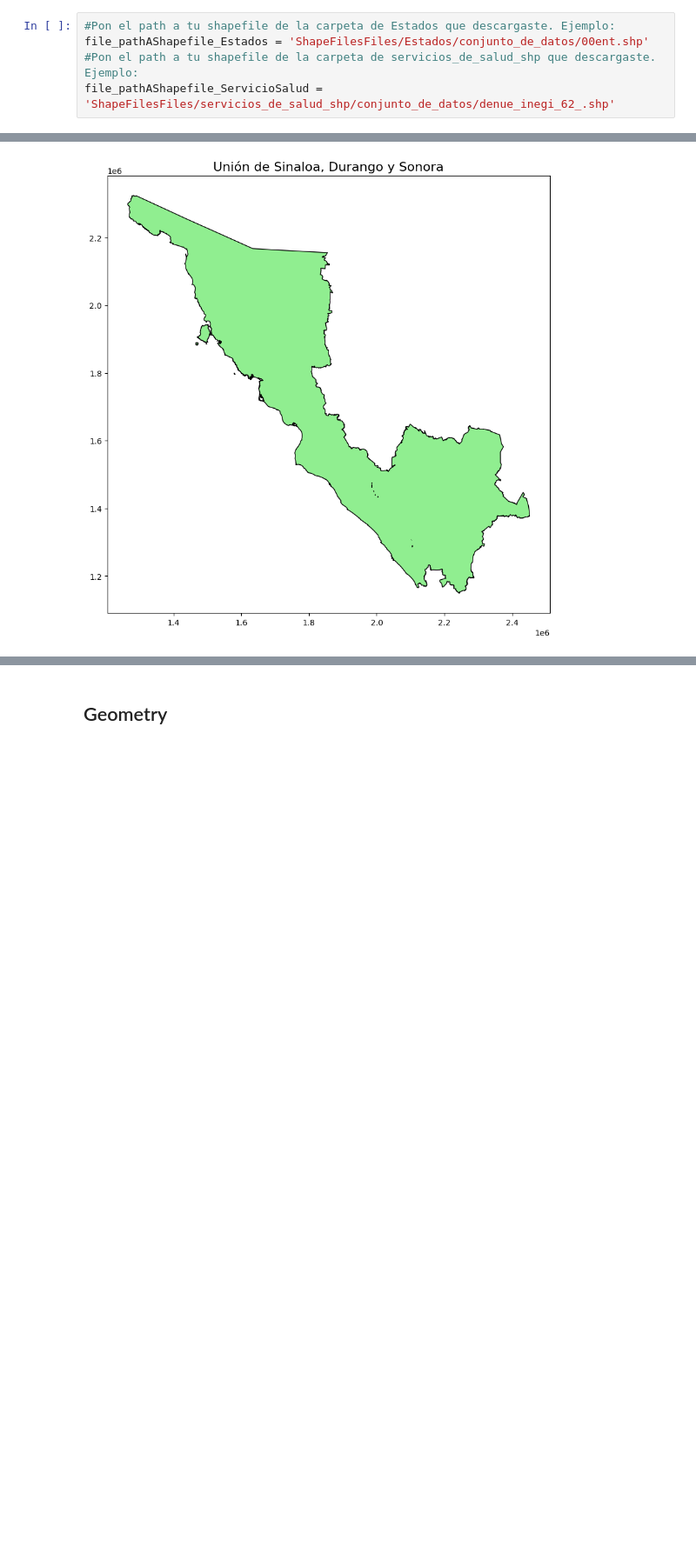
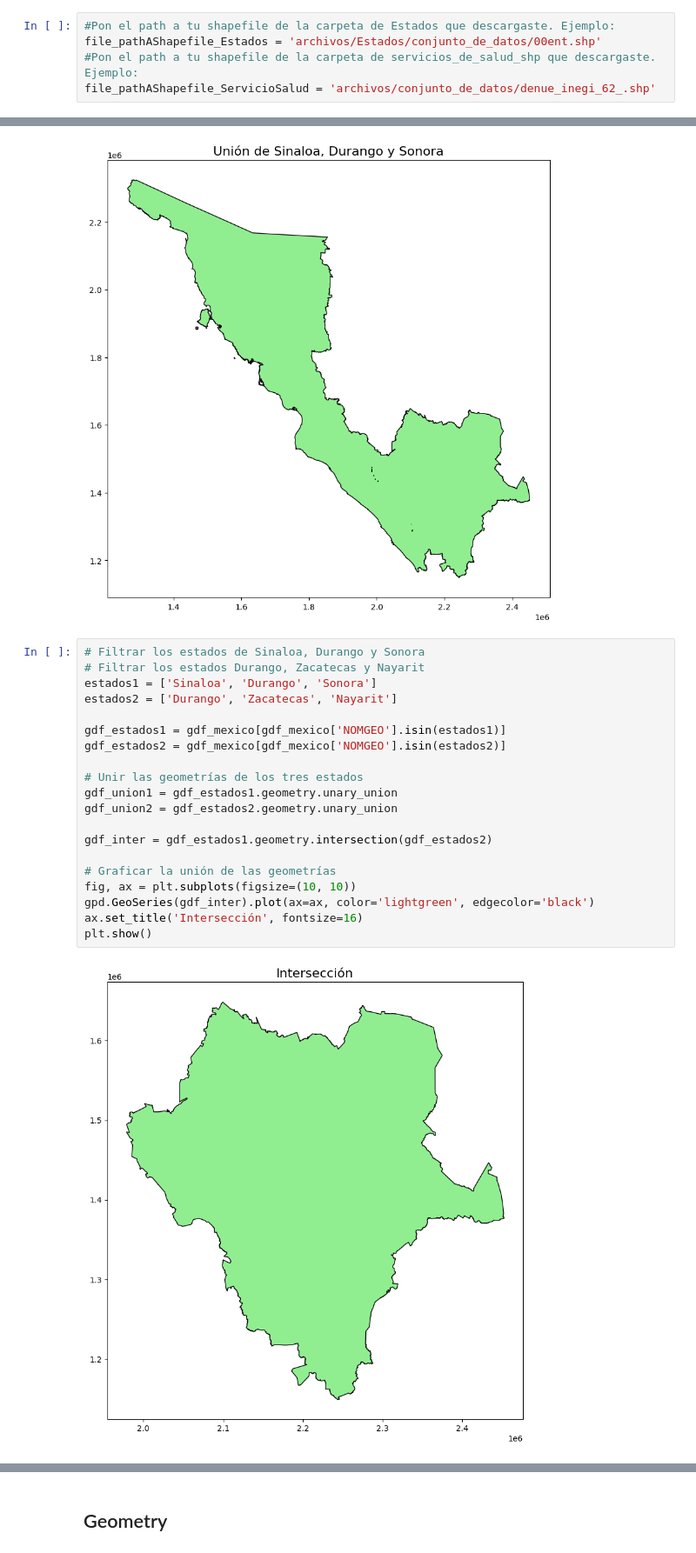
Before and after one commit to barbaperezf/INEGI-Shp, a Jupyter notebook: Clase.ipynb, the cells around one changed output, grey strips where cells are left out. Shown at 87% size. Saved outputs shown, nothing was run; the diff lists cells and outputs as text; blank space fills up the shorter version.

```diff
--- a/Clase.ipynb
+++ b/Clase.ipynb
@@ -12,9 +12,9 @@ import matplotlib.pyplot as plt
 # Paths, carga y lectura
 # %%
 #Pon el path a tu shapefile de la carpeta de Estados que descargaste. Ejemplo:
-file_pathAShapefile_Estados = 'ShapeFilesFiles/Estados/conjunto_de_datos/00ent.shp'
+file_pathAShapefile_Estados = 'archivos/Estados/conjunto_de_datos/00ent.shp'
 #Pon el path a tu shapefile de la carpeta de servicios_de_salud_shp que descargaste. Ejemplo:
-file_pathAShapefile_ServicioSalud = 'ShapeFilesFiles/servicios_de_salud_shp/conjunto_de_datos/denue_inegi_62_.shp'
+file_pathAShapefile_ServicioSalud = 'archivos/conjunto_de_datos/denue_inegi_62_.shp'
 # %%
 #Leer shapefiles que usaremos
 gdf_mexico = gpd.read_file(file_pathAShapefile_Estados)
@@ -133,3 +132,25 @@ ax.set_title('Unión de Sinaloa, Durango y Sonora', fontsize=16)
 plt.show()
 # %% [output]
 [figure]
+# %%
+# Filtrar los estados de Sinaloa, Durango y Sonora
+# Filtrar los estados Durango, Zacatecas y Nayarit
+estados1 = ['Sinaloa', 'Durango', 'Sonora']
+estados2 = ['Durango', 'Zacatecas', 'Nayarit']
+
+gdf_estados1 = gdf_mexico[gdf_mexico['NOMGEO'].isin(estados1)]
+gdf_estados2 = gdf_mexico[gdf_mexico['NOMGEO'].isin(estados2)]
+
+# Unir las geometrías de los tres estados
+gdf_union1 = gdf_estados1.geometry.unary_union
+gdf_union2 = gdf_estados2.geometry.unary_union
+
+gdf_inter = gdf_estados1.geometry.intersection(gdf_estados2)
+
+# Graficar la unión de las geometrías
+fig, ax = plt.subplots(figsize=(10, 10))
+gpd.GeoSeries(gdf_inter).plot(ax=ax, color='lightgreen', edgecolor='black')
+ax.set_title('Intersección', fontsize=16)
+plt.show()
+# %% [output]
+[figure, added]
```
Also changed, not shown: parts of 7 cells of this notebook, 1 other file.
